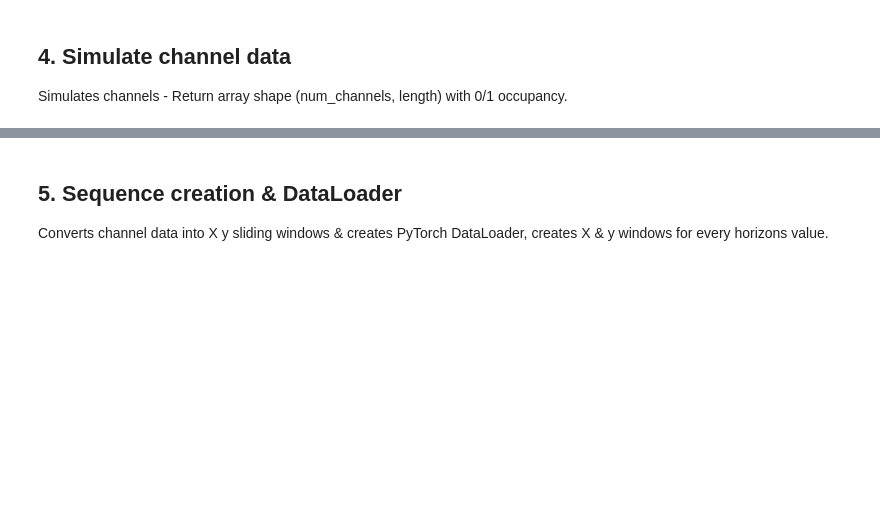
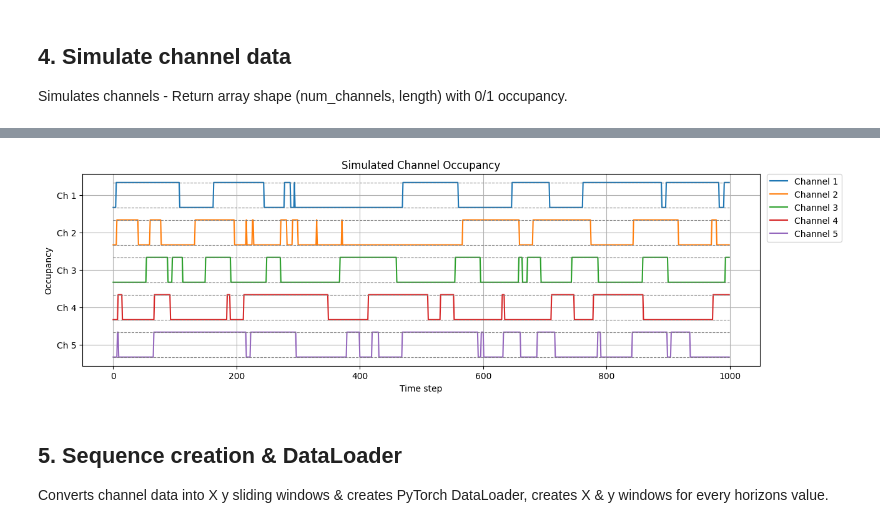
Before and after one commit to kd-kdev/cognitiveradio-lstm, a Jupyter notebook: CognitiveRadio_LSTM.ipynb, the cells around one changed output, grey strips where cells are left out. Cells and saved outputs as stored; diff of their text form; code cells hidden in the pictures; blank space fills up the shorter version.

```diff
--- a/CognitiveRadio_LSTM.ipynb
+++ b/CognitiveRadio_LSTM.ipynb
@@ -325,6 +325,43 @@ def plot_training_loss(loss_values, horizon, figsize=(8, 5), offset=0.03):
     plt.grid(linestyle='--', alpha=0.7)
     plt.legend()
     plt.show()
+
+
+# 1. Shows all 5 channels & their states
+def plot_channels_partial(channel_data, num_channels):
+    plt.figure(figsize=(14, 4))
+
+    offset = 1.5
+    yticks = []
+    yticklabels = []
+
+    max_steps = min(1000, channel_data.shape[1])  # ensure we don't exceed available data
+
+    for i in range(num_channels):
+        rev_i = num_channels - 1 - i
+        channel_offset = rev_i * offset
+
+        # Plot only first 1000 time steps
+        plt.plot(channel_data[i, :max_steps] + channel_offset, label=f"Channel {i+1}")
+
+        # Add horizontal lines at 0 and 1 for this channel (limited to 100 steps)
+        plt.hlines(y=channel_offset + 0, xmin=0, xmax=max_steps - 1,
+                   colors='gray', linestyles='dashed', linewidth=0.8)
+        plt.hlines(y=channel_offset + 1, xmin=0, xmax=max_steps - 1,
+                   colors='gray', linestyles='dashed', linewidth=0.8)
+
+        # Set middle point for tick
+        mid = channel_offset + 0.5
+        yticks.append(mid)
+        yticklabels.append(f"Ch {i+1}")
+
+    plt.title("Simulated Channel Occupancy")
+    plt.xlabel("Time step")
+    plt.ylabel("Occupancy")
+    plt.yticks(yticks, yticklabels)
+    plt.legend(loc='upper left', bbox_to_anchor=(1.01, 1), borderaxespad=0)
+    plt.grid(True)
+    plt.show()
 # %% [markdown]
 ## 4.&nbsp;Simulate channel data
 Simulates channels - Return array shape (num_channels, length) with 0/1 occupancy.
@@ -354,3 +391,8 @@ plot_channels(channel_data, config['num_channels'])
+# %%
+# plot only part for better readability
+plot_channels_partial(channel_data, config['num_channels'])
+# %% [output]
+[figure, added]
 # %% [markdown]
 ## 5.&nbsp;Sequence creation & DataLoader
 Converts channel data into X y sliding windows & creates PyTorch DataLoader, creates X & y windows for every horizons value.
```
Also changed, not shown: parts of 9 cells of this notebook.
